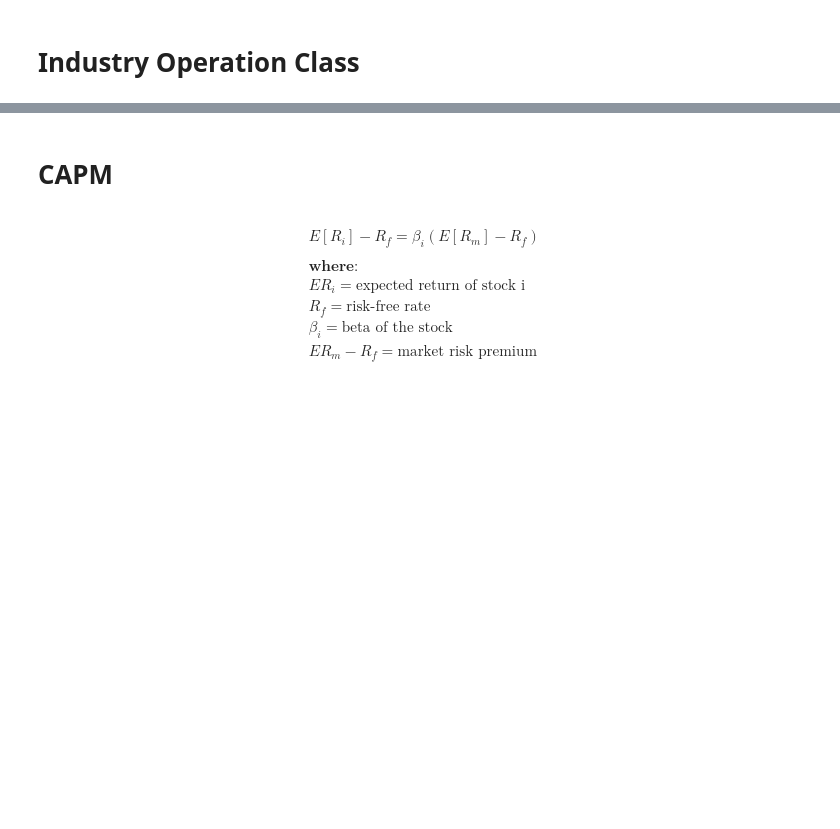
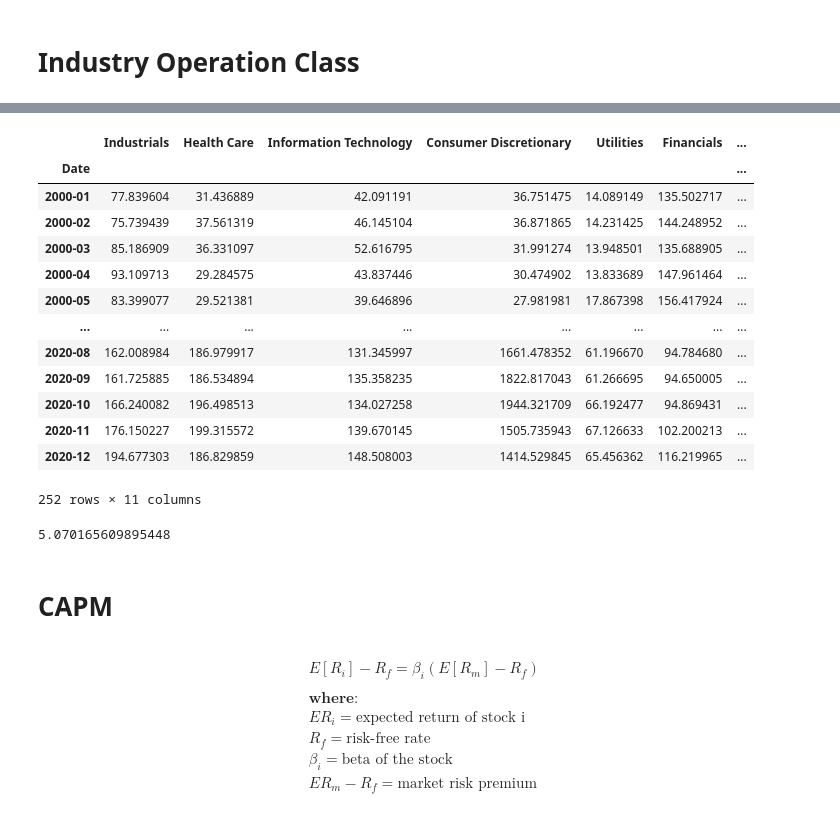
Before and after one commit to josephswlee/Stock-Portfolio, a Jupyter notebook: stock_portfolio_ds2001.ipynb, the cells around one changed output, grey strips where cells are left out. Drawn from its saved outputs; the diff is of its cells as text; code cells hidden in the pictures; blank space fills up the shorter version.

Commit message:
fixed dataframe fill errors

```diff
--- a/stock_portfolio_ds2001.ipynb
+++ b/stock_portfolio_ds2001.ipynb
@@ -190,11 +172,14 @@ class SP500_Operation:
         A = Industry_Operation(df_industry)
         industry_market_cap, names, df = A.total_market_cap(industry)
         weight = A.stock_weight_in_industry(industry)
-        data = pd.DataFrame()
+        #data = pd.DataFrame()
+        data_list = []
         for i in names:
             stock = Stock(i)
             price = stock.monthly_avg()
-            data[i] = price
+            #data[i] = price
+            data_list.append(price)
+        data = pd.concat(data_list, axis=1)
         a = pd.DataFrame(data.values*weight.values, columns=data.columns, index=data.index)
         Industry_Index = pd.DataFrame(a.sum(axis = 1))
         Industry_Index.columns = ([industry])
@@ -216,4 +201,4 @@ class SP500_Operation:
 # %%
 SP500 = SP500_Operation(sp500)
 # %%
-Industry_Index, data = SP500.industry_index('Real Estate')
+Industry_Index = SP500.industry_index('Real Estate')
@@ -275,7 +245,7 @@ class Industry_Operation:
         end = data[industry][data[data['Date'] == '2020-12'].index.tolist()].tolist()
         price_change = (((end[0]-begin[0]))/begin[0])
         return price_change
-    def top_industry(self):
+    def all_industry_index(self):
         industries = self.df
         A = SP500_Operation(sp500)
         df = pd.DataFrame()
@@ -286,4 +256,4 @@ class Industry_Operation:
 # %%
 A = Industry_Operation(df_industry)
 # %%
-all_indusry_index = A.top_industry()
+all_indusry_index = A.all_industry_index()
@@ -289,0 +269,17 @@ all_indusry_index = A.top_industry()
+# %%
+all_indusry_index
+# %% [output]
+|  | Industrials | Health Care | Information Technology | Consumer Discretionary | Utilities | Financials | ... |
+| Date |  |  |  |  |  |  | ... |
+| 2000-01 | 77.839604 | 31.436889 | 42.091191 | 36.751475 | 14.089149 | 135.502717 | ... |
+| 2000-02 | 75.739439 | 37.561319 | 46.145104 | 36.871865 | 14.231425 | 144.248952 | ... |
+| 2000-03 | 85.186909 | 36.331097 | 52.616795 | 31.991274 | 13.948501 | 135.688905 | ... |
+| 2000-04 | 93.109713 | 29.284575 | 43.837446 | 30.474902 | 13.833689 | 147.961464 | ... |
+| 2000-05 | 83.399077 | 29.521381 | 39.646896 | 27.981981 | 17.867398 | 156.417924 | ... |
+| ... | ... | ... | ... | ... | ... | ... | ... |
+| 2020-08 | 162.008984 | 186.979917 | 131.345997 | 1661.478352 | 61.196670 | 94.784680 | ... |
+| 2020-09 | 161.725885 | 186.534894 | 135.358235 | 1822.817043 | 61.266695 | 94.650005 | ... |
+| 2020-10 | 166.240082 | 196.498513 | 134.027258 | 1944.321709 | 66.192477 | 94.869431 | ... |
+| 2020-11 | 176.150227 | 199.315572 | 139.670145 | 1505.735943 | 67.126633 | 102.200213 | ... |
+| 2020-12 | 194.677303 | 186.829859 | 148.508003 | 1414.529845 | 65.456362 | 116.219965 | ... |
+252 rows × 11 columns
@@ -290,3 +288,7 @@ all_indusry_index = A.top_industry()
+# %%
+A.price_change('Real Estate')
+# %% [output]
+5.070165609895448
 # %% [markdown]
 # CAPM
 # %% [markdown]
```
Also changed, not shown: parts of 14 cells of this notebook.
